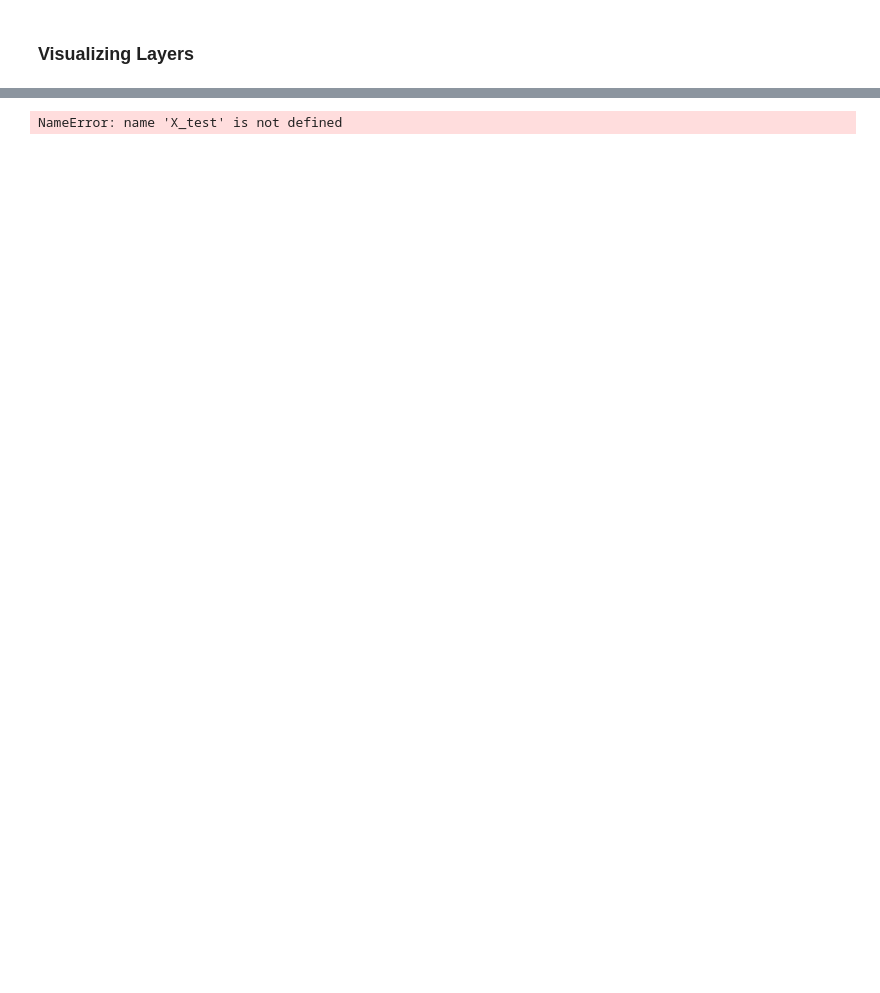
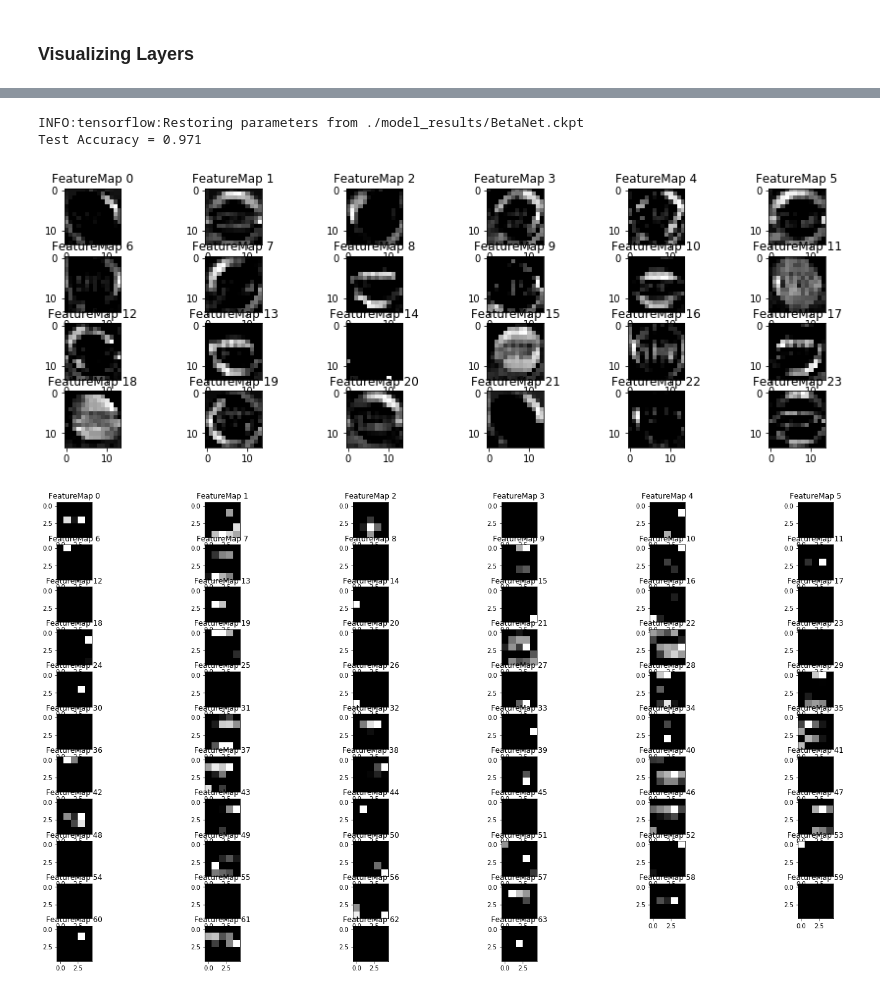
Before and after one commit to JohnBetaCode/CarND-P3-Traffic_Sign_Classifier, a Jupyter notebook: Traffic_Sign_Classifier.ipynb, the cells around one changed output, grey strips where cells are left out. Saved outputs shown, nothing was run; the diff lists cells and outputs as text; code cells hidden in the pictures; blank space fills up the shorter version.

```diff
--- a/Traffic_Sign_Classifier.ipynb
+++ b/Traffic_Sign_Classifier.ipynb
@@ -461,9 +515,11 @@ def outputFeatureMap(image_input, tf_activation, activation_min=-1, activation_m
 # %%
 with tf.Session() as sess:
-    test_accuracy = evaluate(X_test, y_test)
     saver.restore(sess, tf.train.latest_checkpoint('./model_results'))
     print("Test Accuracy = {:.3f}".format(test_accuracy))
-    outputFeatureMap([X_train[0]], conv1, plt_num=1, save_name = "writeup_files/visualization_layer_1.png")
-    outputFeatureMap([X_train[0]], conv2, plt_num=2, save_name = "writeup_files/visualization_layer_2.png")
+    outputFeatureMap([X_test[idx]], conv1, plt_num=1, save_name = "writeup_files/visualization_layer_1.png", fig_size=(15, 15))
+    outputFeatureMap([X_test[idx]], conv2, plt_num=2, save_name = "writeup_files/visualization_layer_2.png", fig_size=(25, 40))
 # %% [output]
-NameError: name 'X_test' is not defined
+INFO:tensorflow:Restoring parameters from ./model_results/BetaNet.ckpt
+Test Accuracy = 0.971
+[figure, added]
+[figure, added]
```
Also changed, not shown: parts of 16 cells of this notebook, 34 other files.
